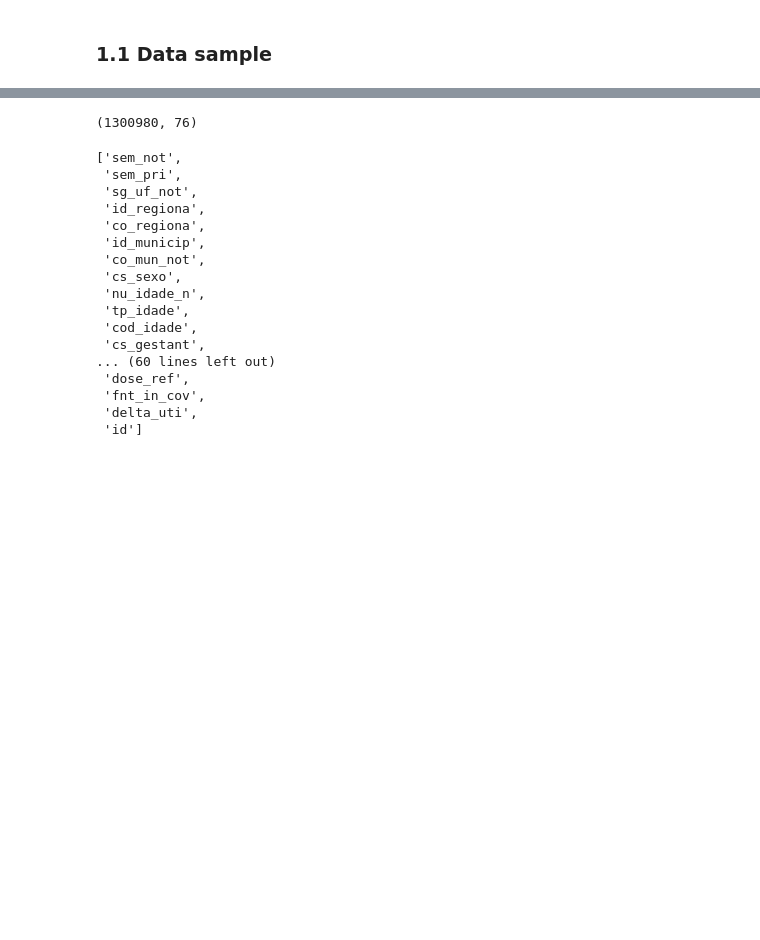
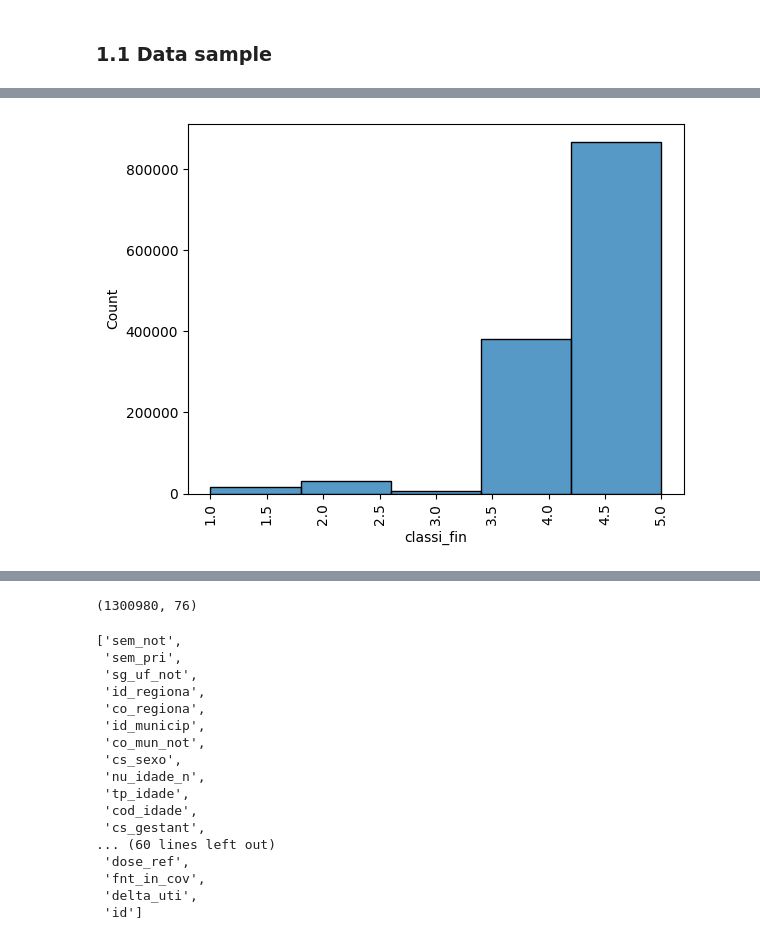
Before and after one commit to wilianuhlmann/olympiad_br_ml_kaggle_ensure_healthy, a Jupyter notebook: olympiad_br_kaggle.ipynb, the cells around one changed output, grey strips where cells are left out. Cells and saved outputs as stored; diff of their text form; code cells hidden in the pictures; blank space fills up the shorter version.

```diff
--- a/olympiad_br_kaggle.ipynb
+++ b/olympiad_br_kaggle.ipynb
@@ -713,0 +720,7 @@ sns.pairplot(df1)
+# %%
+%%time
+sns.histplot(data=df1, x='classi_fin', bins=5)
+plt.xticks(rotation=90)
+plt.show()
+# %% [output]
+[figure, added]
```
Also changed, not shown: parts of 37 cells of this notebook.
